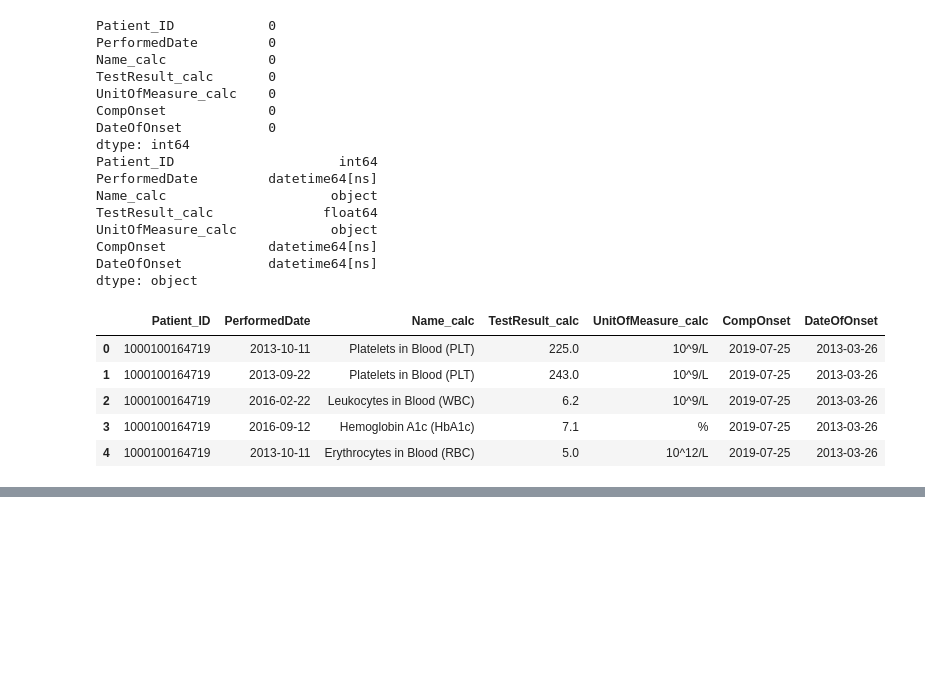
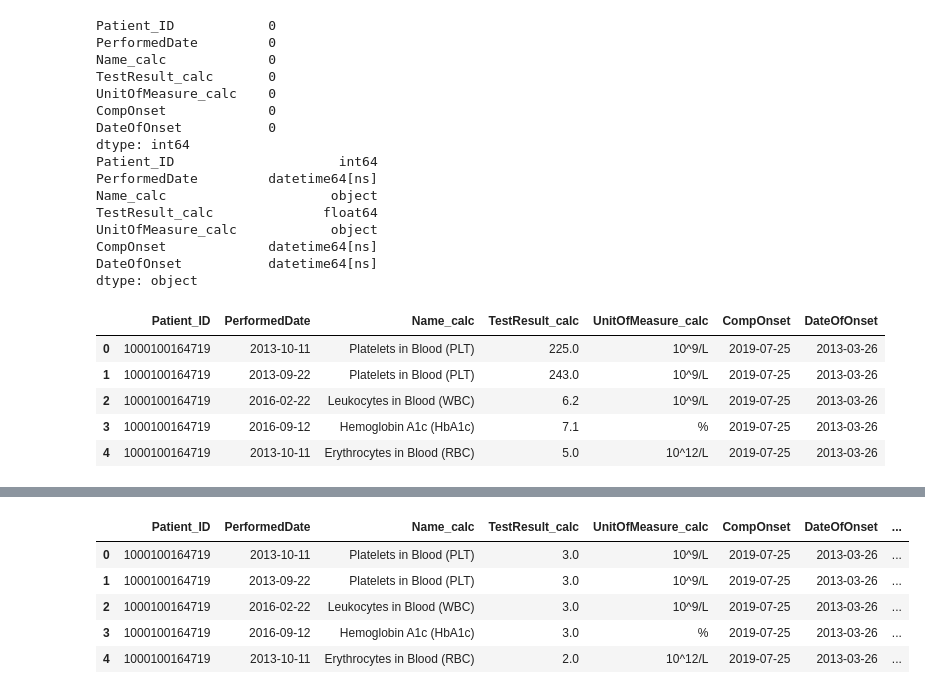
Before and after one commit to DavidHuang0621/DiabetesRiskPrediction, a Jupyter notebook: Lab & Exam Embedding.ipynb, the cells around one changed output, grey strips where cells are left out. Drawn from its saved outputs; the diff is of its cells as text; code cells hidden in the pictures; blank space fills up the shorter version.

```diff
--- a/Lab & Exam Embedding.ipynb
+++ b/Lab & Exam Embedding.ipynb
@@ -176,0 +219,9 @@ turtiles = pd.read_csv('TestTurtiles.csv')
+# %%
+Results.head()
+# %% [output]
+|  | Patient_ID | PerformedDate | Name_calc | TestResult_calc | UnitOfMeasure_calc | CompOnset | DateOfOnset | ... |
+| 0 | 1000100164719 | 2013-10-11 | Platelets in Blood (PLT) | 3.0 | 10^9/L | 2019-07-25 | 2013-03-26 | ... |
+| 1 | 1000100164719 | 2013-09-22 | Platelets in Blood (PLT) | 3.0 | 10^9/L | 2019-07-25 | 2013-03-26 | ... |
+| 2 | 1000100164719 | 2016-02-22 | Leukocytes in Blood (WBC) | 3.0 | 10^9/L | 2019-07-25 | 2013-03-26 | ... |
+| 3 | 1000100164719 | 2016-09-12 | Hemoglobin A1c (HbA1c) | 3.0 | % | 2019-07-25 | 2013-03-26 | ... |
+| 4 | 1000100164719 | 2013-10-11 | Erythrocytes in Blood (RBC) | 2.0 | 10^12/L | 2019-07-25 | 2013-03-26 | ... |
```
Also changed, not shown: parts of 17 cells of this notebook.
